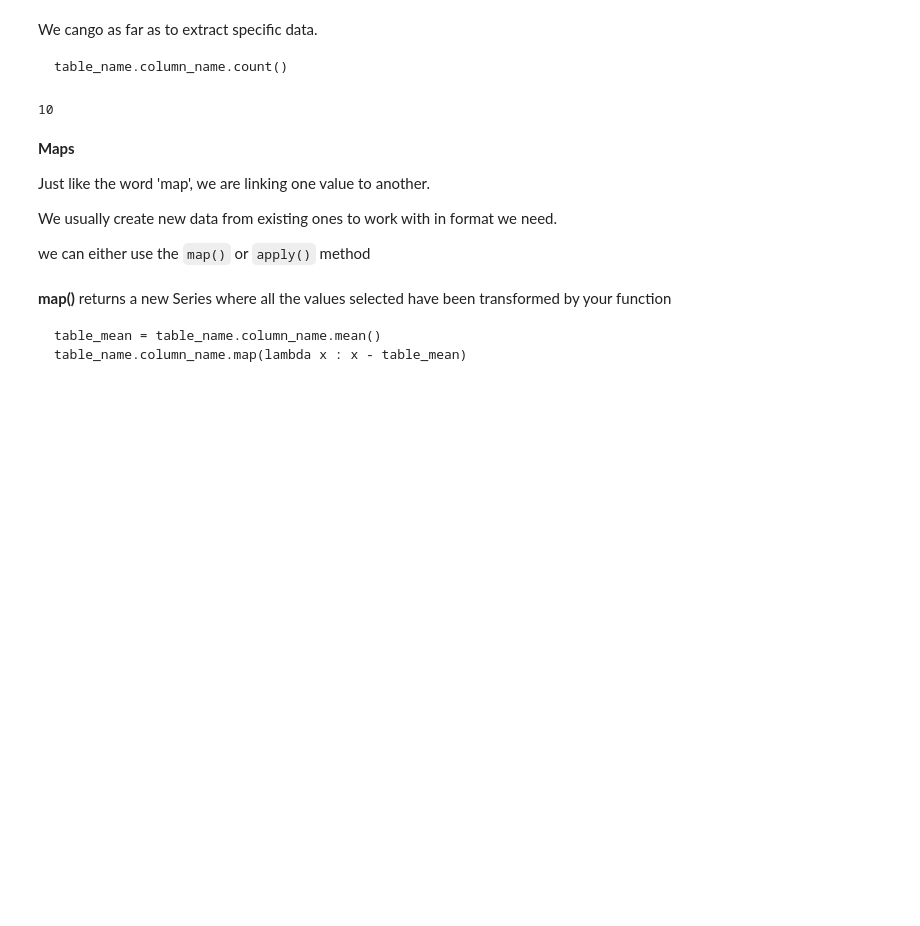
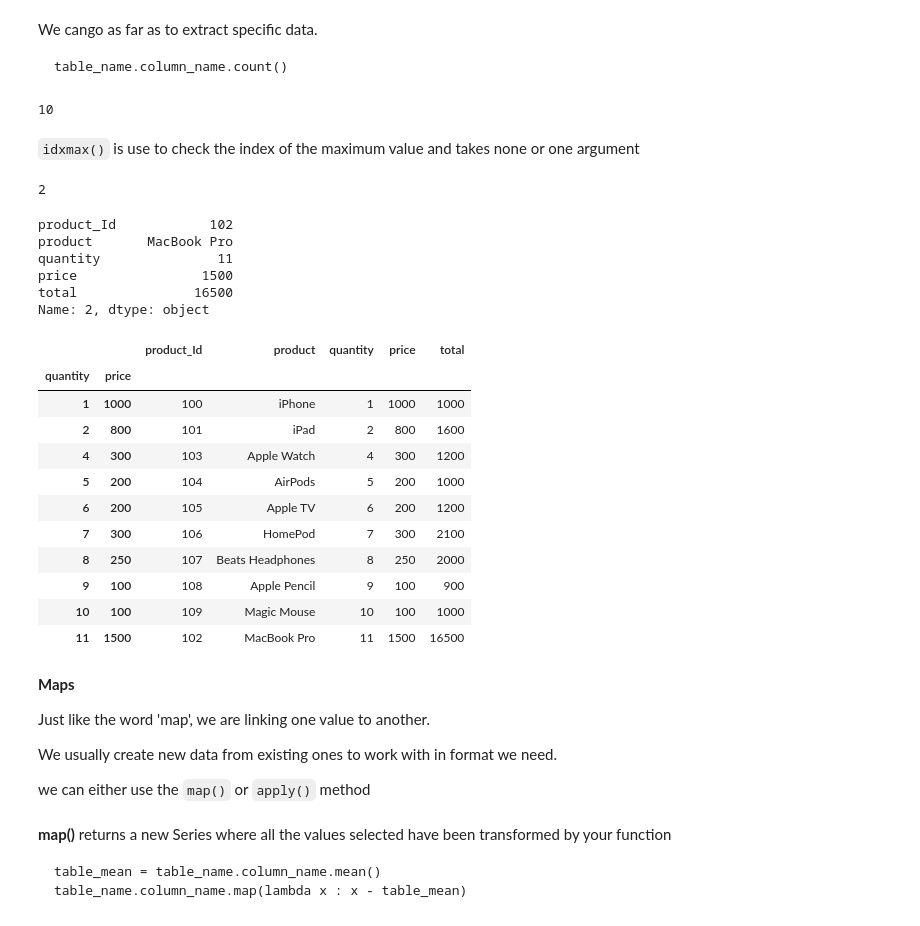
Before and after one commit to andazi/learning-pandas, a Jupyter notebook: learning_pandas.ipynb, the cells around one changed output. Drawn from its saved outputs; the diff is of its cells as text; code cells hidden in the pictures; blank space fills up the shorter version.

```diff
--- a/learning_pandas.ipynb
+++ b/learning_pandas.ipynb
@@ -674,6 +674,38 @@ table_name.column_name.count()
 products_table.quantity.count()
 # %% [output]
 10
+# %% [markdown]
+`idxmax()` is use to check the index of the maximum value and takes none or one argument
+# %%
+# the result shows the index of the maximum value(price) in a table
+products_table.price.idxmax()
+# %% [output]
+2
+# %%
+# returning the Series for the maximum value
+products_table.loc[products_table.price.idxmax()]
+# %% [output]
+product_Id            102
+product       MacBook Pro
+quantity               11
+price                1500
+total               16500
+Name: 2, dtype: object
+# %%
+products_table.groupby(['quantity', 'price']).apply(lambda df : df.loc[df.quantity.idxmax()])
+# %% [output]
+|  |  | product_Id | product | quantity | price | total |
+| quantity | price |  |  |  |  |  |
+| 1 | 1000 | 100 | iPhone | 1 | 1000 | 1000 |
+| 2 | 800 | 101 | iPad | 2 | 800 | 1600 |
+| 4 | 300 | 103 | Apple Watch | 4 | 300 | 1200 |
+| 5 | 200 | 104 | AirPods | 5 | 200 | 1000 |
+| 6 | 200 | 105 | Apple TV | 6 | 200 | 1200 |
+| 7 | 300 | 106 | HomePod | 7 | 300 | 2100 |
+| 8 | 250 | 107 | Beats Headphones | 8 | 250 | 2000 |
+| 9 | 100 | 108 | Apple Pencil | 9 | 100 | 900 |
+| 10 | 100 | 109 | Magic Mouse | 10 | 100 | 1000 |
+| 11 | 1500 | 102 | MacBook Pro | 11 | 1500 | 16500 |
 # %% [markdown]
 **Maps**
 
```
Also changed, not shown: parts of 4 cells of this notebook.
